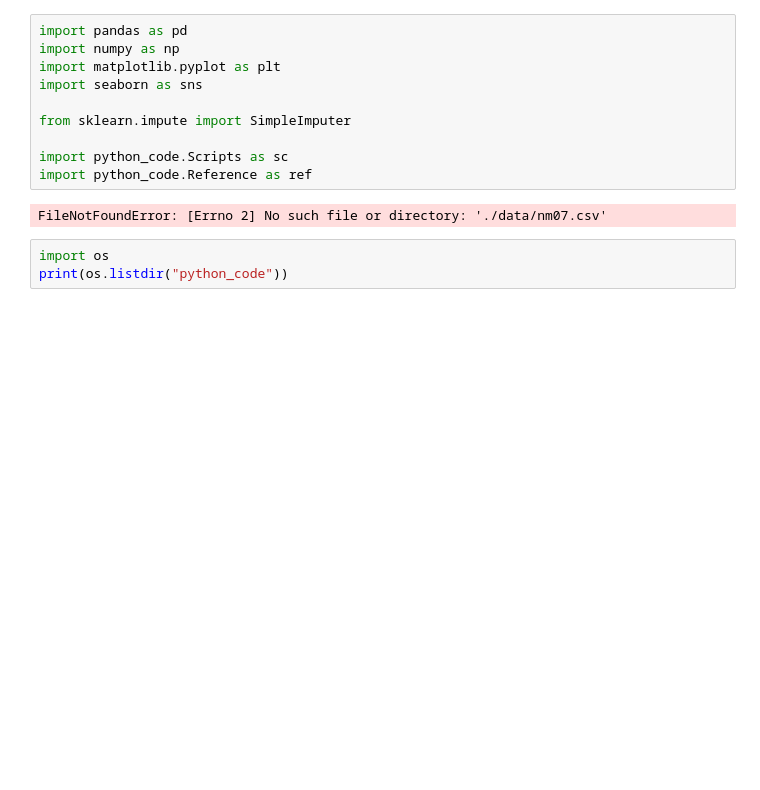
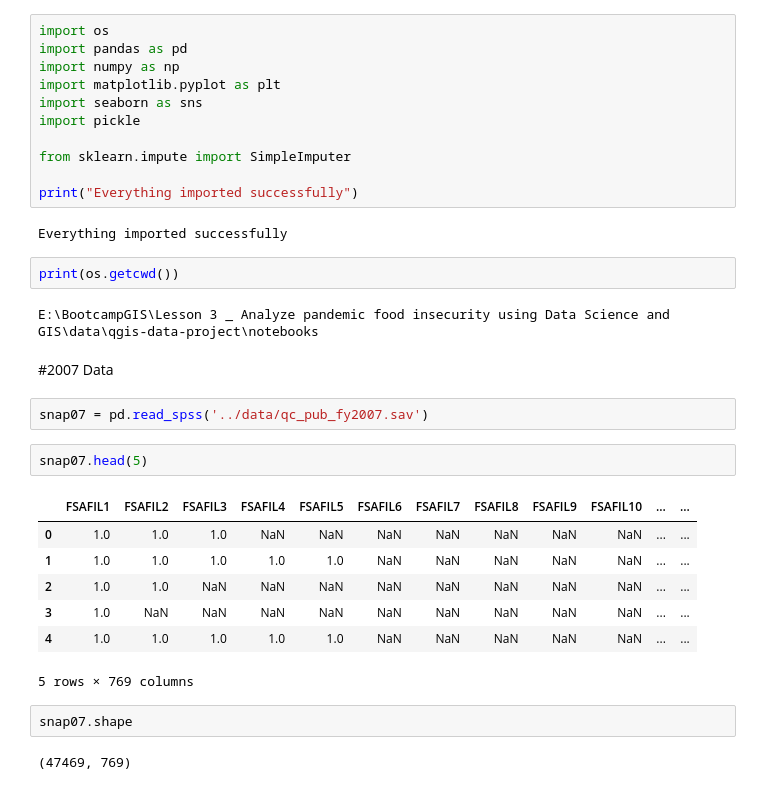
Before and after one commit to a-barker/QGIS-data-project, a Jupyter notebook: notebooks/1_EDA.ipynb, the cells around one changed output. Saved outputs shown, nothing was run; the diff lists cells and outputs as text; blank space fills up the shorter version.

```diff
--- a/notebooks/1_EDA.ipynb
+++ b/notebooks/1_EDA.ipynb
@@ -6,15 +1,35 @@ sys.path.append(os.path.abspath(".."))
 # %%
+import os
 import pandas as pd
 import numpy as np
 import matplotlib.pyplot as plt
 import seaborn as sns
+import pickle
 
 from sklearn.impute import SimpleImputer
 
-import python_code.Scripts as sc
-import python_code.Reference as ref
+print("Everything imported successfully")
 # %% [output]
-FileNotFoundError: [Errno 2] No such file or directory: './data/nm07.csv'
+Everything imported successfully
-# %%
-import os
-print(os.listdir("python_code"))
+# %%
+print(os.getcwd())
+# %% [output]
+E:\BootcampGIS\Lesson 3 _ Analyze pandemic food insecurity using Data Science and GIS\data\qgis-data-project\notebooks
+# %% [markdown]
+#2007 Data
+# %%
+snap07 = pd.read_spss('../data/qc_pub_fy2007.sav')
+# %%
+snap07.head(5)
+# %% [output]
+|  | FSAFIL1 | FSAFIL2 | FSAFIL3 | FSAFIL4 | FSAFIL5 | FSAFIL6 | FSAFIL7 | FSAFIL8 | FSAFIL9 | FSAFIL10 | ... | ... |
+| 0 | 1.0 | 1.0 | 1.0 | NaN | NaN | NaN | NaN | NaN | NaN | NaN | ... | ... |
+| 1 | 1.0 | 1.0 | 1.0 | 1.0 | 1.0 | NaN | NaN | NaN | NaN | NaN | ... | ... |
+| 2 | 1.0 | 1.0 | NaN | NaN | NaN | NaN | NaN | NaN | NaN | NaN | ... | ... |
+| 3 | 1.0 | NaN | NaN | NaN | NaN | NaN | NaN | NaN | NaN | NaN | ... | ... |
+| 4 | 1.0 | 1.0 | 1.0 | 1.0 | 1.0 | NaN | NaN | NaN | NaN | NaN | ... | ... |
+5 rows × 769 columns
+# %%
+snap07.shape
+# %% [output]
+(47469, 769)
```
Also changed, not shown: parts of 40 cells of this notebook, 6 other files.
